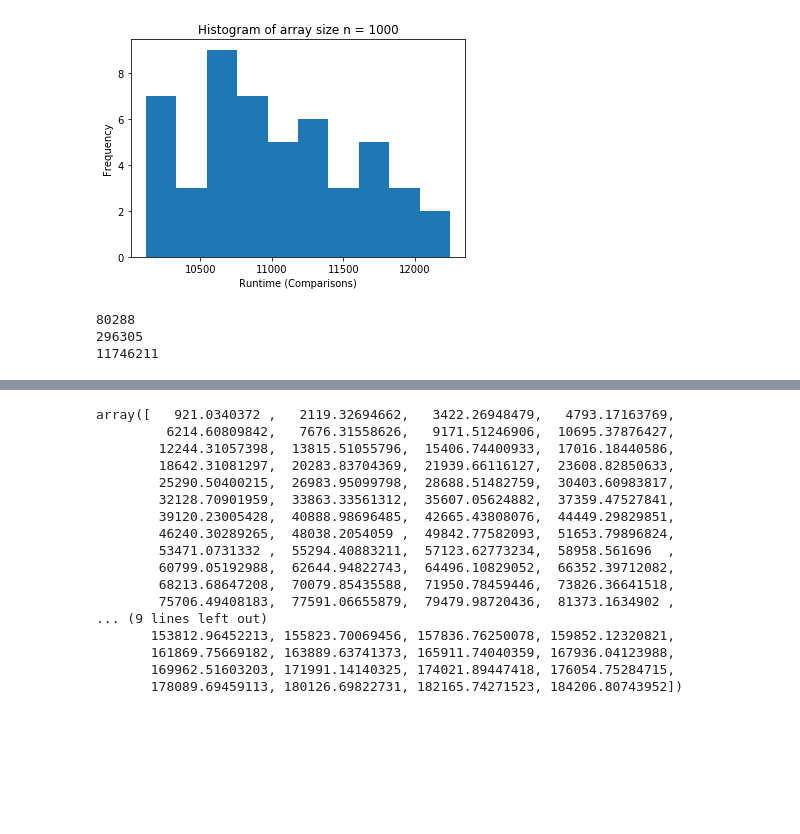
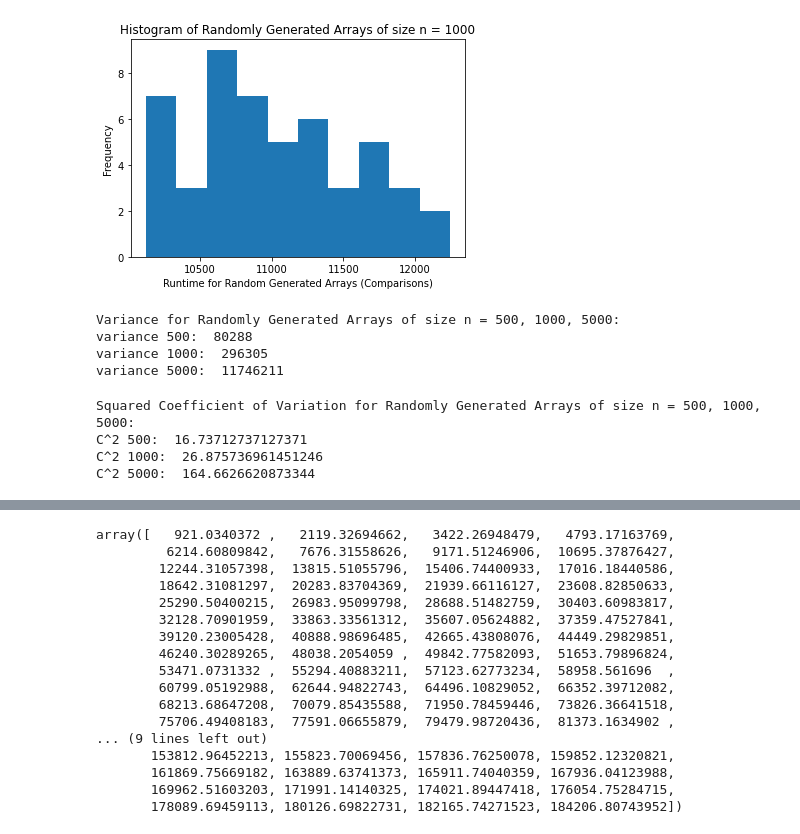
Before and after one commit to nathanielcrosby/QuickSort, a Jupyter notebook: deterministic_graph.ipynb, the cells around one changed output, grey strips where cells are left out. Saved outputs shown, nothing was run; the diff lists cells and outputs as text; code cells hidden in the pictures; blank space fills up the shorter version.

Commit message:
Labled histogram better and reorganized print statements.

```diff
--- a/deterministic_graph.ipynb
+++ b/deterministic_graph.ipynb
@@ -33,17 +33,31 @@ x_random = x_random.astype('int')
 
 y_random = dataList_random[: , 1]
 y_random = y_random.astype('int')
+# %%
+plt.hist(dataList_random[dataList_random[:,0] == 1000][:,1])
+plt.xlabel("Runtime for Random Generated Arrays (Comparisons)")
+plt.ylabel("Frequency")
+plt.title("Histogram of Randomly Generated Arrays of size n = 1000")
+plt.show()
+# %% [output]
+[figure, added]
 # %%
-plt.hist(dataList_random[dataList_random[:,0] == 1000][:,1])
-plt.xlabel("Runtime (Comparisons)")
-plt.ylabel("Frequency")
-plt.title("Histogram of array size n = 1000")
-plt.show()
-print(statistics.pvariance(dataList_random[dataList_random[:,0] == 500][:,1]))
-print(statistics.pvariance(dataList_random[dataList_random[:,0] == 1000][:,1]))
-print(statistics.pvariance(dataList_random[dataList_random[:,0] == 5000][:,1]))
+print("Variance for Randomly Generated Arrays of size n = 500, 1000, 5000:")
+print("variance 500: ", statistics.pvariance(dataList_random[dataList_random[:,0] == 500][:,1]))
+print("variance 1000: ", statistics.pvariance(dataList_random[dataList_random[:,0] == 1000][:,1]))
+print("variance 5000: ", statistics.pvariance(dataList_random[dataList_random[:,0] == 5000][:,1]))
 # %% [output]
-[figure, removed]
-80288
-296305
-11746211
+Variance for Randomly Generated Arrays of size n = 500, 1000, 5000:
+variance 500:  80288
+variance 1000:  296305
+variance 5000:  11746211
+# %%
+print("Squared Coefficient of Variation for Randomly Generated Arrays of size n = 500, 1000, 5000:")
+print("C^2 500: ", statistics.pvariance(dataList_random[dataList_random[:,0] == 500][:,1]) / ((statistics.mean(dataList_random[dataList_random[:,0] == 500][:,1])^2)))
+print("C^2 1000: ", statistics.pvariance(dataList_random[dataList_random[:,0] == 1000][:,1]) / ((statistics.mean(dataList_random[dataList_random[:,0] == 1000][:,1])^2)))
+print("C^2 5000: ", statistics.pvariance(dataList_random[dataList_random[:,0] == 5000][:,1]) / ((statistics.mean(dataList_random[dataList_random[:,0] == 5000][:,1])^2)))
+# %% [output]
+Squared Coefficient of Variation for Randomly Generated Arrays of size n = 500, 1000, 5000:
+C^2 500:  16.73712737127371
+C^2 1000:  26.875736961451246
+C^2 5000:  164.6626620873344
```
Also changed, not shown: parts of 6 cells of this notebook, 1 other file.
